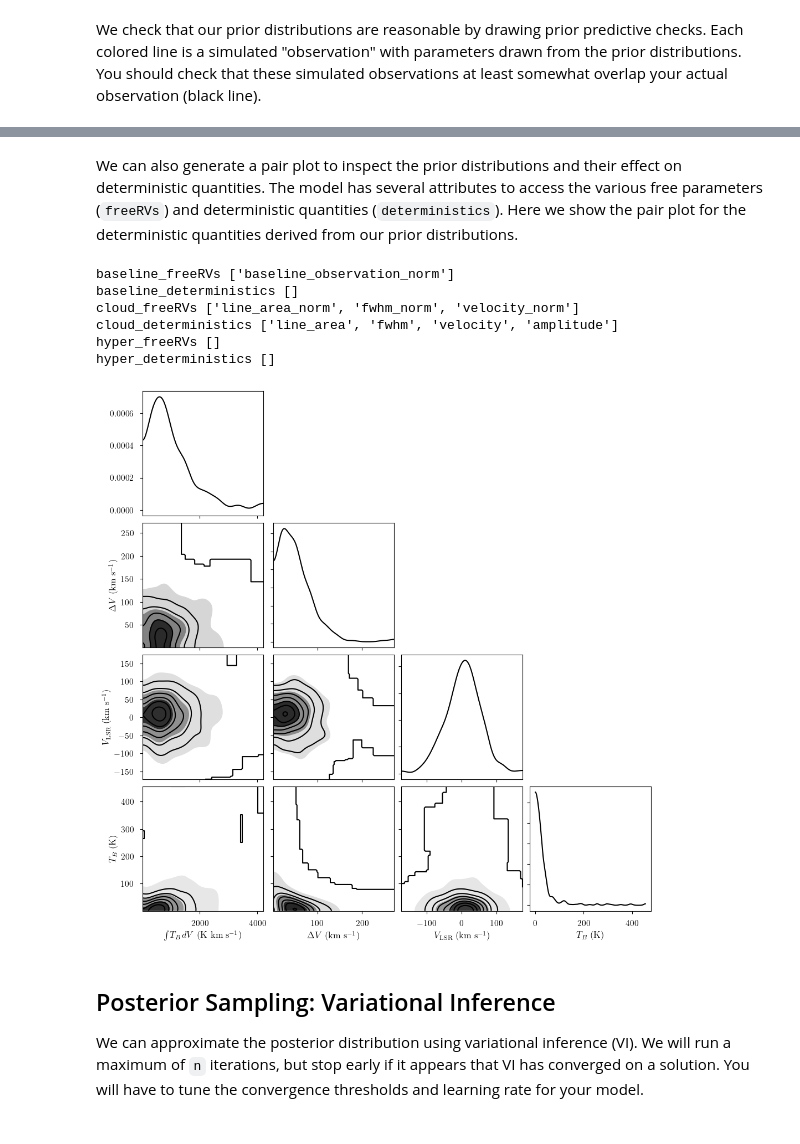
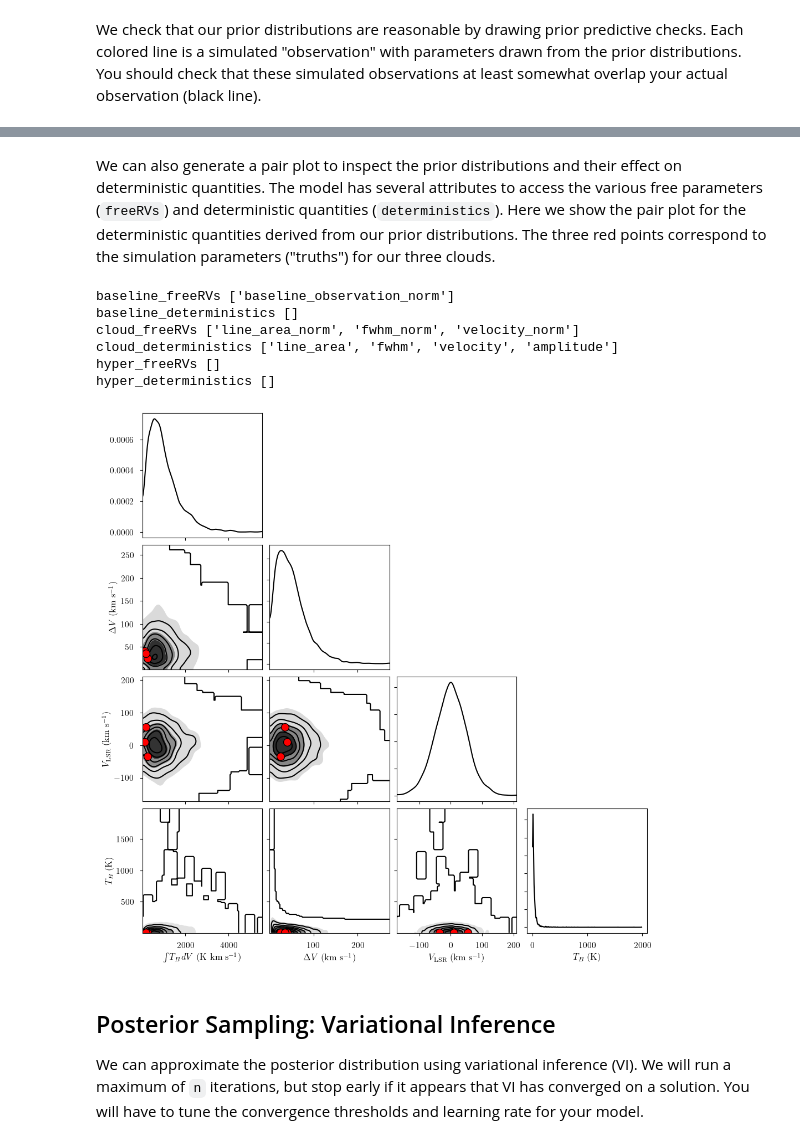
Before and after one commit to tvwenger/bayes_spec, a Jupyter notebook: docs/source/notebooks/basic_tutorial.ipynb, the cells around one changed output, grey strips where cells are left out. Saved outputs shown, nothing was run; the diff lists cells and outputs as text; code cells hidden in the pictures.

```diff
--- a/docs/source/notebooks/basic_tutorial.ipynb
+++ b/docs/source/notebooks/basic_tutorial.ipynb
@@ -88,12 +91,20 @@ Sampling: [baseline_observation_norm, fwhm_norm, line_area_norm, observation, ve
 # %% [markdown]
 Alternatively, we can pass the relevant parameters directly to the likelihood variable, named `observation` in our model, to evaluate a model with specific model parameters. Be sure that the simulated values are reasonable given your prior distributions!
 # %%
-sim_brightness = model.model.observation.eval({
+sim_params = {
     "fwhm": [25.0, 40.0, 35.0], # FWHM line width (km/s)
     "line_area": [250.0, 125.0, 175.0], # line area (K km/s)
     "velocity": [-35.0, 10.0, 55.0], # velocity (km/s)
     "baseline_observation_norm": [-0.5, -2.0, 3.0], # normalized baseline coefficients
-})
+}
+
+# add derived quantities to sim_params
+for key in model.cloud_deterministics:
+    if key not in sim_params.keys():
+        sim_params[key] = model.model[key].eval(sim_params, on_unused_input="ignore")
+
+# Evaluate and save simulated observation
+sim_brightness = model.model.observation.eval(sim_params, on_unused_input="ignore")
 
 # Plot the simulated data
 plt.plot(dummy_data["observation"].spectral, sim_brightness, 'k-')
@@ -153,7 +172,7 @@ from bayes_spec.plots import plot_predictive
 
 # prior predictive check
 prior = model.sample_prior_predictive(
-    samples=100,  # prior predictive samples
+    samples=1000,  # prior predictive samples
 )
 _ = plot_predictive(model.data, prior.prior_predictive)
 # %% [output]
@@ -162,30 +181,31 @@ Sampling: [baseline_observation_norm, fwhm_norm, line_area_norm, observation, ve
 # %% [markdown]
-We can also generate a pair plot to inspect the prior distributions and their effect on deterministic quantities. The model has several attributes to access the various free parameters (`freeRVs`) and deterministic quantities (`deterministics`). Here we show the pair plot for the deterministic quantities derived from our prior distributions.
+We can also generate a pair plot to inspect the prior distributions and their effect on deterministic quantities. The model has several attributes to access the various free parameters (`freeRVs`) and deterministic quantities (`deterministics`). Here we show the pair plot for the deterministic quantities derived from our prior distributions. The three red points correspond to the simulation parameters ("truths") for our three clouds.
 # %%
 from bayes_spec.plots import plot_pair
 
 # available parameter attributes:
 print("baseline_freeRVs", model.baseline_freeRVs)
 print("baseline_deterministics", model.baseline_deterministics)
 print("cloud_freeRVs", model.cloud_freeRVs)
 print("cloud_deterministics", model.cloud_deterministics)
 print("hyper_freeRVs", model.hyper_freeRVs)
 print("hyper_deterministics", model.hyper_deterministics)
 
-var_names = model.cloud_deterministics
 _ = plot_pair(
     prior.prior, # samples
-    var_names, # var_names to plot
+    model.cloud_deterministics, # var_names to plot
     labeller=model.labeller, # label manager
+    kind="kde", # plot type
+    reference_values=sim_params, # truths
 )
 # %% [output]
 baseline_freeRVs ['baseline_observation_norm']
 baseline_deterministics []
 cloud_freeRVs ['line_area_norm', 'fwhm_norm', 'velocity_norm']
 cloud_deterministics ['line_area', 'fwhm', 'velocity', 'amplitude']
 hyper_freeRVs []
 hyper_deterministics []
-[figure, old version]
+[figure, new version]
 # %% [markdown]
 ## Posterior Sampling: Variational Inference
 
```
Also changed, not shown: parts of 13 cells of this notebook, 8 other files.
